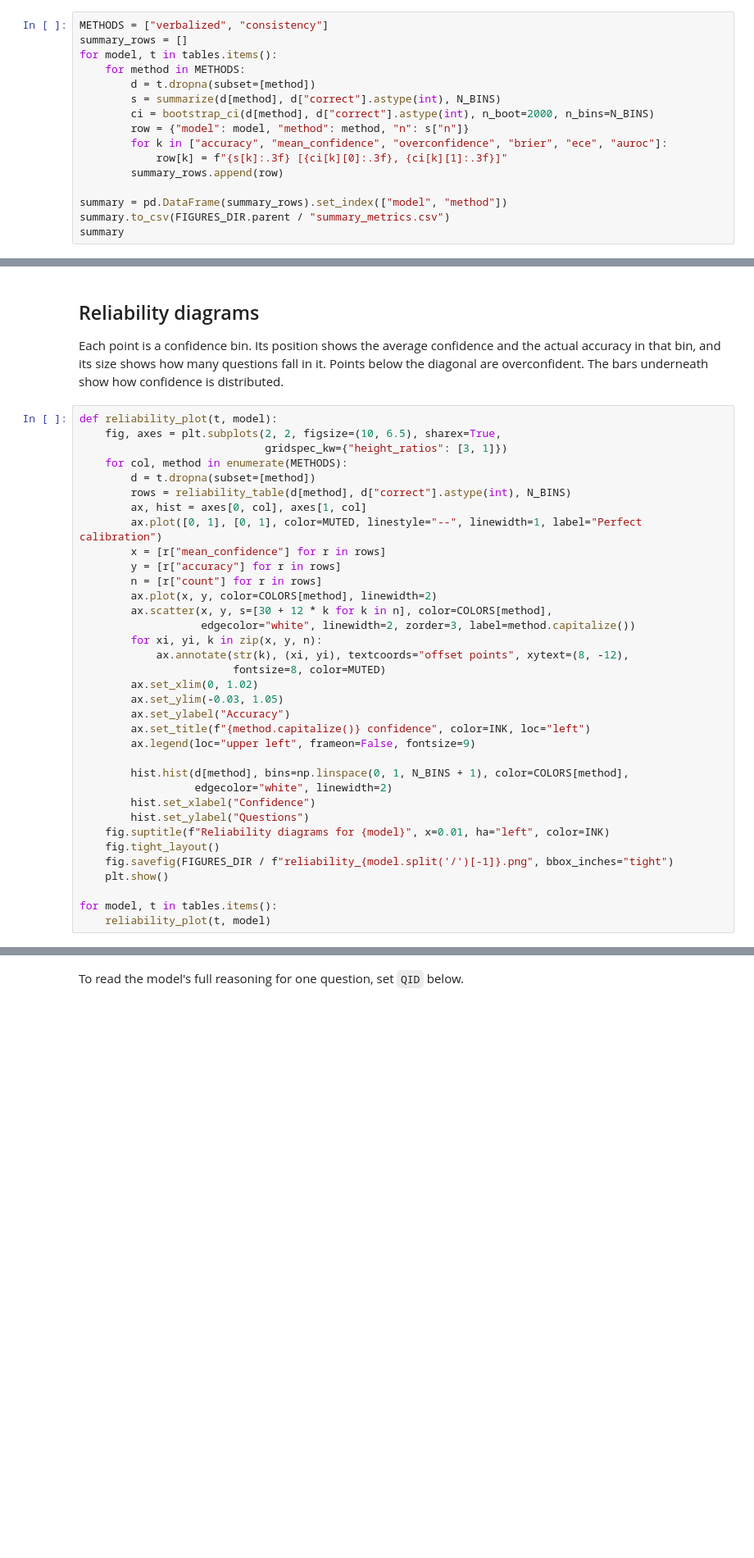
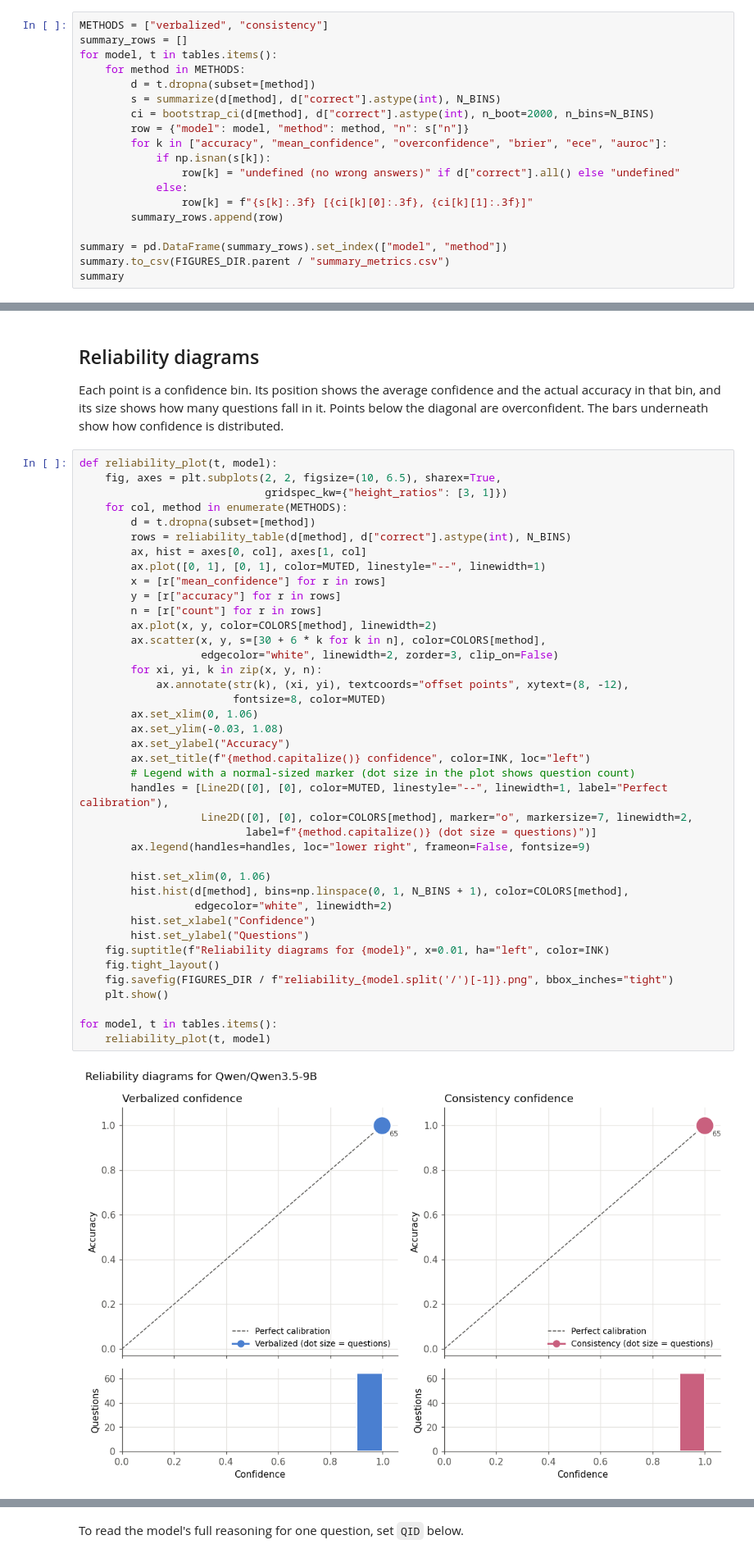
Before and after one commit to eugenehernandez/llm-calibration-statistics, a Jupyter notebook: analysis.ipynb, the cells around one changed output, grey strips where cells are left out. Shown at 82% size. Cells and saved outputs as stored; diff of their text form; blank space fills up the shorter version.

```diff
--- a/analysis.ipynb
+++ b/analysis.ipynb
@@ -100,7 +109,10 @@ for model, t in tables.items():
         ci = bootstrap_ci(d[method], d["correct"].astype(int), n_boot=2000, n_bins=N_BINS)
         row = {"model": model, "method": method, "n": s["n"]}
         for k in ["accuracy", "mean_confidence", "overconfidence", "brier", "ece", "auroc"]:
-            row[k] = f"{s[k]:.3f} [{ci[k][0]:.3f}, {ci[k][1]:.3f}]"
+            if np.isnan(s[k]):
+                row[k] = "undefined (no wrong answers)" if d["correct"].all() else "undefined"
+            else:
+                row[k] = f"{s[k]:.3f} [{ci[k][0]:.3f}, {ci[k][1]:.3f}]"
         summary_rows.append(row)
 
 summary = pd.DataFrame(summary_rows).set_index(["model", "method"])
@@ -113,35 +132,42 @@ Each point is a confidence bin. Its position shows the average confidence and th
 # %%
 def reliability_plot(t, model):
     fig, axes = plt.subplots(2, 2, figsize=(10, 6.5), sharex=True,
                              gridspec_kw={"height_ratios": [3, 1]})
     for col, method in enumerate(METHODS):
         d = t.dropna(subset=[method])
         rows = reliability_table(d[method], d["correct"].astype(int), N_BINS)
         ax, hist = axes[0, col], axes[1, col]
-        ax.plot([0, 1], [0, 1], color=MUTED, linestyle="--", linewidth=1, label="Perfect calibration")
+        ax.plot([0, 1], [0, 1], color=MUTED, linestyle="--", linewidth=1)
         x = [r["mean_confidence"] for r in rows]
         y = [r["accuracy"] for r in rows]
         n = [r["count"] for r in rows]
         ax.plot(x, y, color=COLORS[method], linewidth=2)
-        ax.scatter(x, y, s=[30 + 12 * k for k in n], color=COLORS[method],
-                   edgecolor="white", linewidth=2, zorder=3, label=method.capitalize())
+        ax.scatter(x, y, s=[30 + 6 * k for k in n], color=COLORS[method],
+                   edgecolor="white", linewidth=2, zorder=3, clip_on=False)
         for xi, yi, k in zip(x, y, n):
             ax.annotate(str(k), (xi, yi), textcoords="offset points", xytext=(8, -12),
                         fontsize=8, color=MUTED)
-        ax.set_xlim(0, 1.02)
-        ax.set_ylim(-0.03, 1.05)
+        ax.set_xlim(0, 1.06)
+        ax.set_ylim(-0.03, 1.08)
         ax.set_ylabel("Accuracy")
         ax.set_title(f"{method.capitalize()} confidence", color=INK, loc="left")
-        ax.legend(loc="upper left", frameon=False, fontsize=9)
+        # Legend with a normal-sized marker (dot size in the plot shows question count)
+        handles = [Line2D([0], [0], color=MUTED, linestyle="--", linewidth=1, label="Perfect calibration"),
+                   Line2D([0], [0], color=COLORS[method], marker="o", markersize=7, linewidth=2,
+                          label=f"{method.capitalize()} (dot size = questions)")]
+        ax.legend(handles=handles, loc="lower right", frameon=False, fontsize=9)
 
+        hist.set_xlim(0, 1.06)
         hist.hist(d[method], bins=np.linspace(0, 1, N_BINS + 1), color=COLORS[method],
                   edgecolor="white", linewidth=2)
         hist.set_xlabel("Confidence")
         hist.set_ylabel("Questions")
     fig.suptitle(f"Reliability diagrams for {model}", x=0.01, ha="left", color=INK)
     fig.tight_layout()
     fig.savefig(FIGURES_DIR / f"reliability_{model.split('/')[-1]}.png", bbox_inches="tight")
     plt.show()
 
 for model, t in tables.items():
     reliability_plot(t, model)
+# %% [output]
+[figure, added]
```
Also changed, not shown: parts of 9 cells of this notebook.
